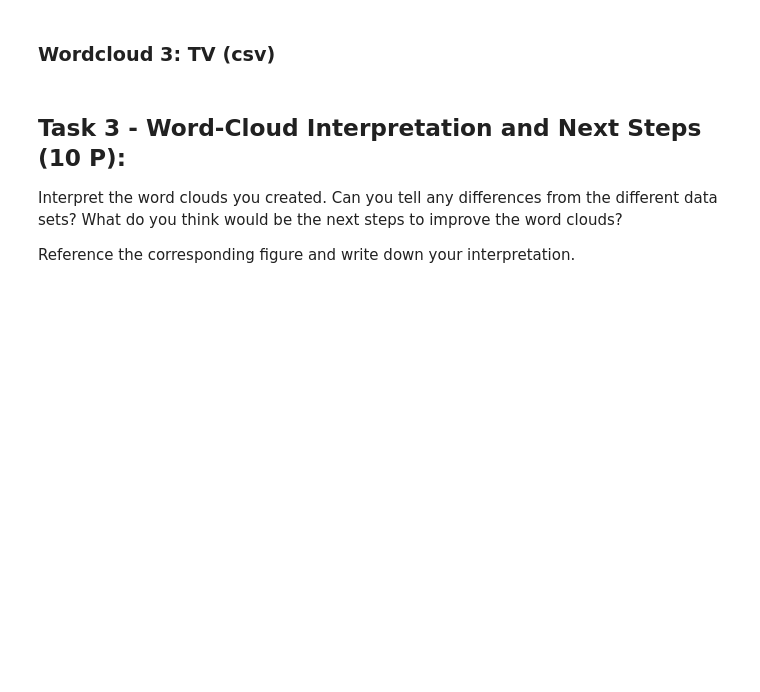
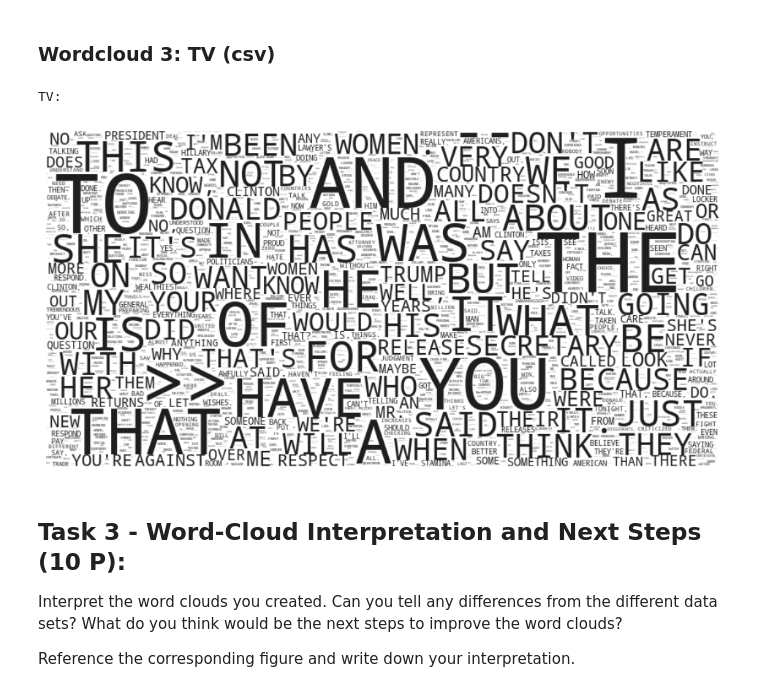
Before and after one commit to daol1011/NLP, a Jupyter notebook: ex01.ipynb, the cells around one changed output. Saved outputs shown, nothing was run; the diff lists cells and outputs as text; code cells hidden in the pictures; blank space fills up the shorter version.

```diff
--- a/ex01.ipynb
+++ b/ex01.ipynb
@@ -356,5 +363,10 @@ ValueError: We need at least 1 word to plot a word cloud, got 0.
 # %% [markdown]
 ### Wordcloud 3: TV (csv)
+# %%
+create_word_cloud(word_count_reddit, "TV")
+# %% [output]
+TV:
+[figure, added]
 # %% [markdown]
 ## Task 3 - Word-Cloud Interpretation and Next Steps (10 P):
 
```
Also changed, not shown: parts of 11 cells of this notebook.
